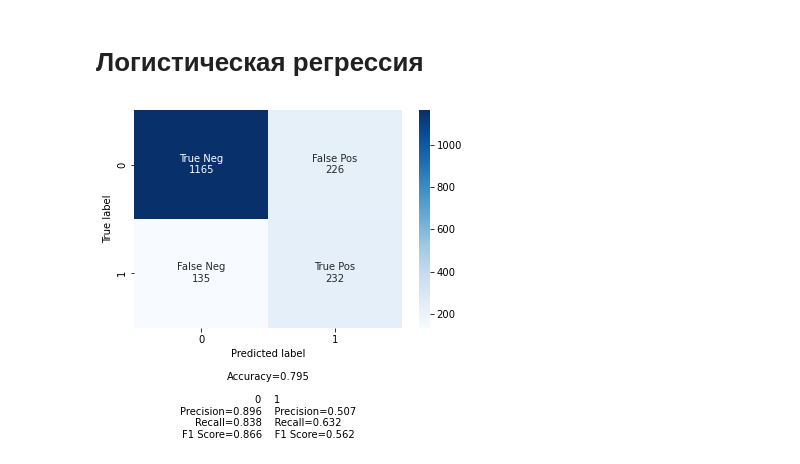
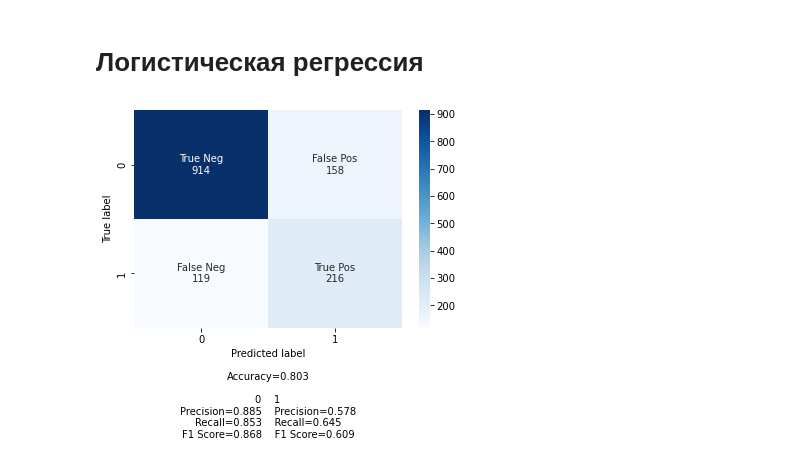
Before and after one commit to nurik08/Churn_Model, a Jupyter notebook: model.ipynb, the cells around one changed output. Cells and saved outputs as stored; diff of their text form; code cells hidden in the pictures.

```diff
--- a/model.ipynb
+++ b/model.ipynb
@@ -201,7 +202,7 @@ X = data.drop('Churn', axis=1)
 # Таргет
 y = data['Churn']
 # Разделение данных на обучающий и тестовые выборки
-X_train, X_test, y_train, y_test = train_test_split(X.values, y.values, stratify=y, random_state=42)
+X_train, X_test, y_train, y_test = train_test_split(X.values, y.values, test_size=0.2, stratify=y.values, random_state=42)
 # %% [markdown]
 # **Обучение модели**
 # %% [markdown]
@@ -423,10 +423,10 @@ make_confusion_matrix(cf_svc, group_names)
 # %% [markdown]
 # Логистическая регрессия
 # %%
-Lr = LogisticRegression()
+Lr = LogisticRegression(max_iter=133)
 Lr.fit(X_train, y_train)
 predict = Lr.predict(X_test)
 cf_lr = confusion_matrix(predict, y_test)
 make_confusion_matrix(cf_lr, group_names)
 # %% [output]
-[figure, old version]
+[figure, new version]
```
Also changed, not shown: parts of 10 cells of this notebook.
